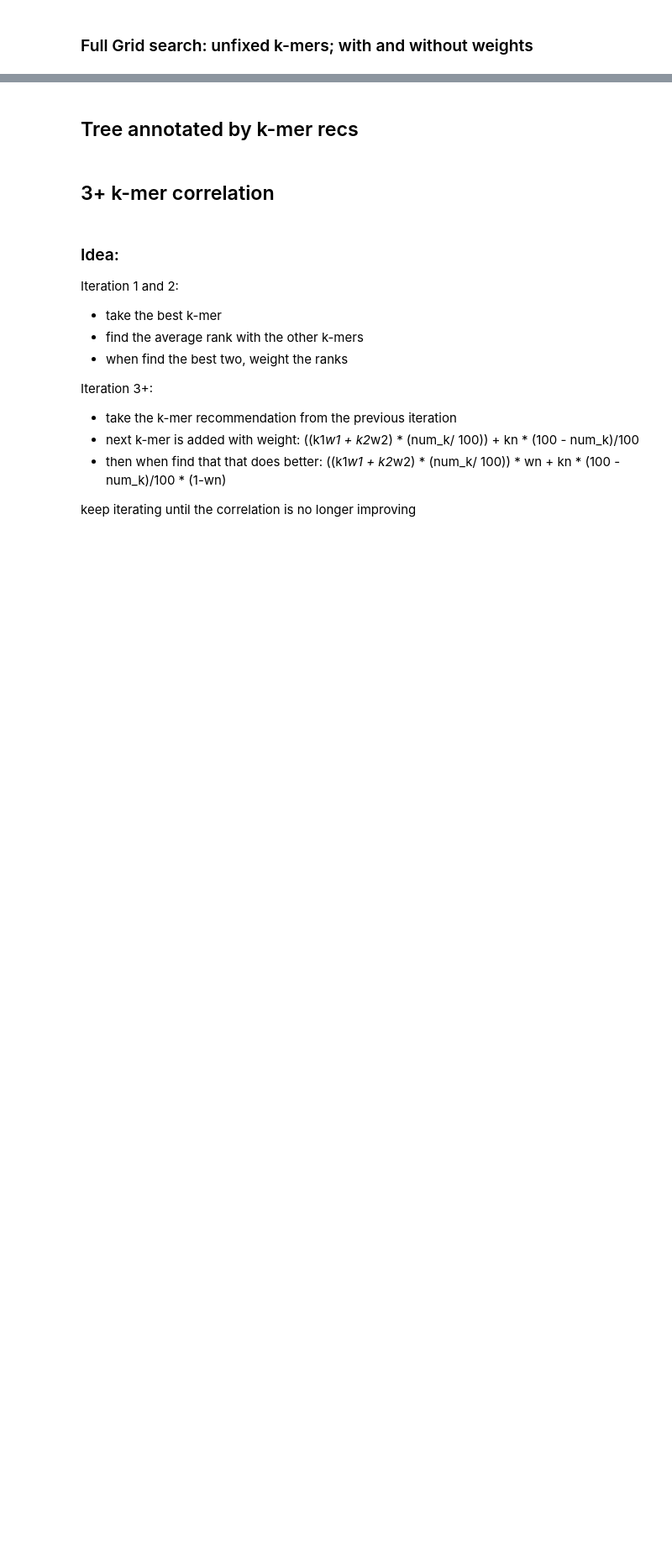
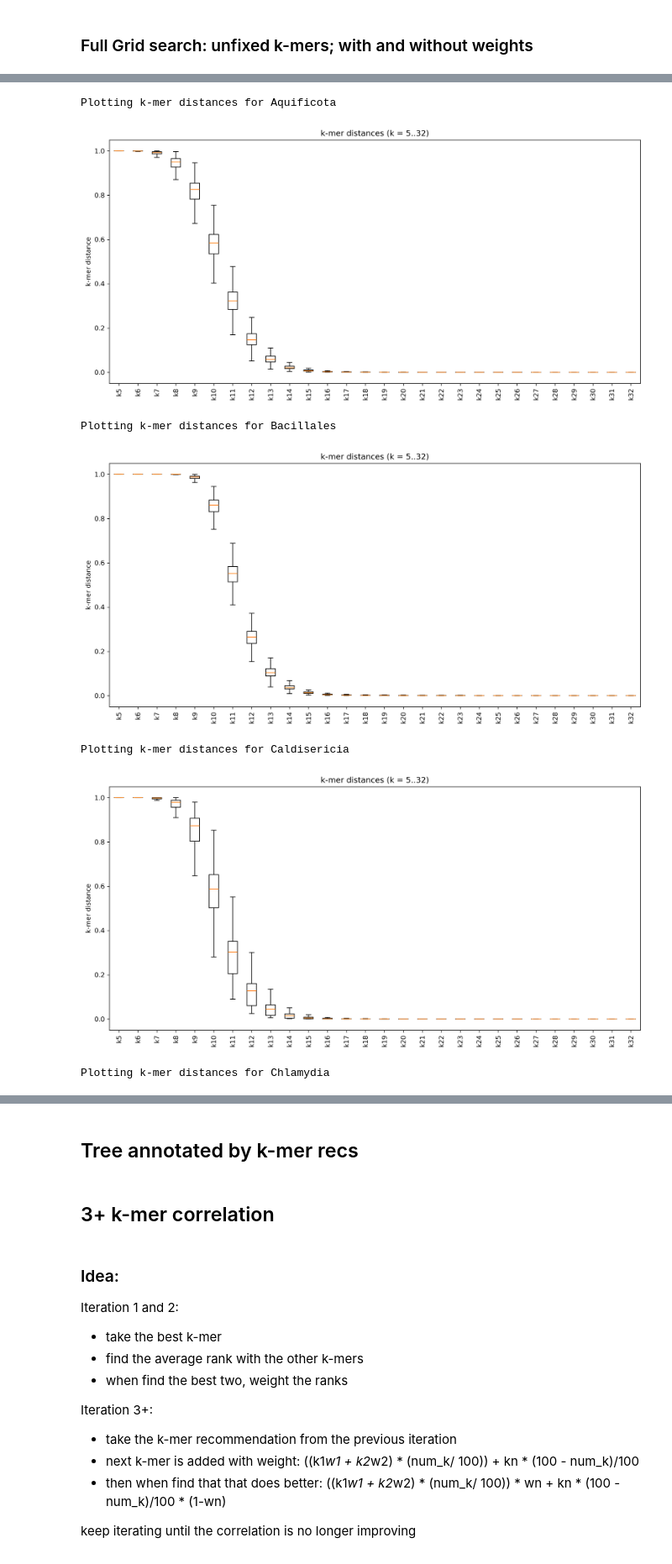
Before and after one commit to StephenHwang/Ok-k-mer, a Jupyter notebook: src/tree_mask.ipynb, the cells around one changed output, grey strips where cells are left out. Shown at 84% size. Saved outputs shown, nothing was run; the diff lists cells and outputs as text; code cells hidden in the pictures; blank space fills up the shorter version.

Commit message:
Add plot of dragen distances stratified by k.

```diff
--- a/src/tree_mask.ipynb
+++ b/src/tree_mask.ipynb
@@ -545,0 +544,53 @@ Grid Ks: (19, 10) with weight 0.8; corr: -0.9102818266835819
+# %%
+def plot_kmer_distances(merged_df, k_min=5, k_max=64):
+    """
+    Plot k-mer distances boxplots for columns k{k}_distance in merged_df.
+
+    Parameters
+    ----------
+    merged_df : pandas.DataFrame
+        DataFrame containing columns like 'k5_distance', ..., 'k64_distance'.
+    k_min : int, optional
+        Minimum k to start from (default is 5).
+    k_max : int, optional
+        Maximum k to end at (default is 64).
+    """
+
+    data = []
+    labels = []
+    for k in range(k_min, k_max + 1):
+        col = f"k{k}_distance"
+        if col in merged_df.columns:
+            data.append(merged_df[col].dropna())
+            labels.append(f"k{k}")
+
+    import matplotlib.pyplot as plt
+    plt.figure(figsize=(max(12, len(labels) * 0.4), 6))
+    plt.boxplot(data, labels=labels, showfliers=False)
+    plt.xticks(rotation=90)
+    plt.ylabel("k-mer distance")
+    plt.title(f"k-mer distances (k = {k_min}..{k_max})")
+    plt.tight_layout()
+    plt.show()
+# %%
+## Prepare a list of all available merged_dfs and their names
+#datasets = [
+#    ("Aquificota", aquificota_merged_df),
+#    ("Bacillales", bacillales_merged_df),
+#    ("Caldisericia", caldisericia_merged_df),
+#    ("Chlamydia", chlamydia_merged_df),
+#    ("Cyano", cyano_merged_df),
+#    ("Neisseriaceae", neisseriaceae_merged_df),
+#]
+
+for name, df in datasets:
+    print(f"Plotting k-mer distances for {name}")
+    plot_kmer_distances(df, k_min=5, k_max=32)
+# %% [output]
+Plotting k-mer distances for Aquificota
+[figure, added]
+Plotting k-mer distances for Bacillales
+[figure, added]
+Plotting k-mer distances for Caldisericia
+[figure, added]
+Plotting k-mer distances for Chlamydia
```
Also changed, not shown: parts of 7 cells of this notebook.
